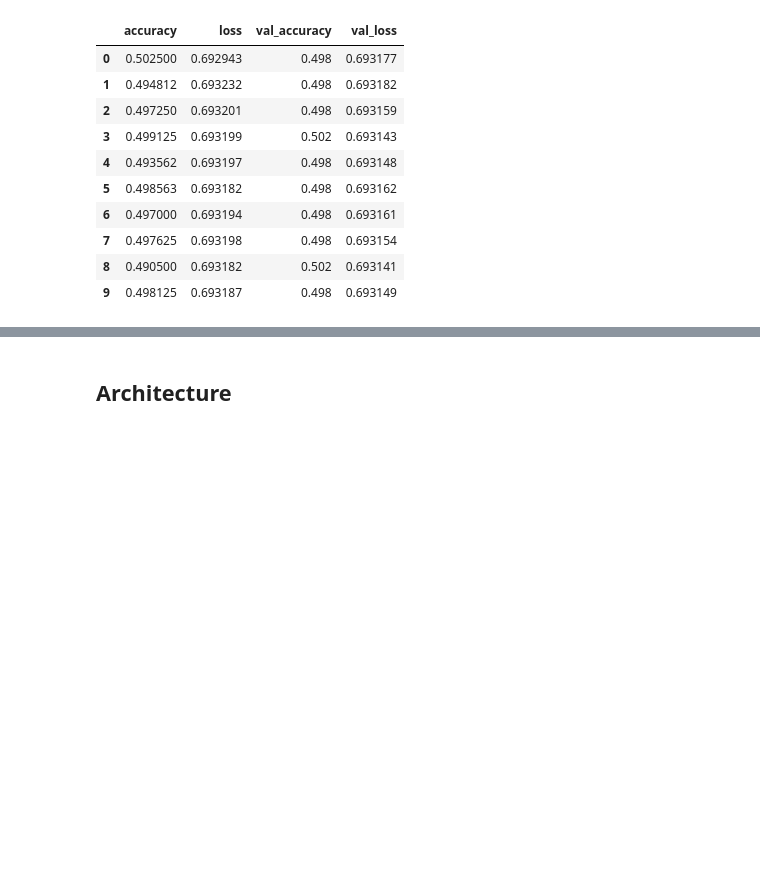
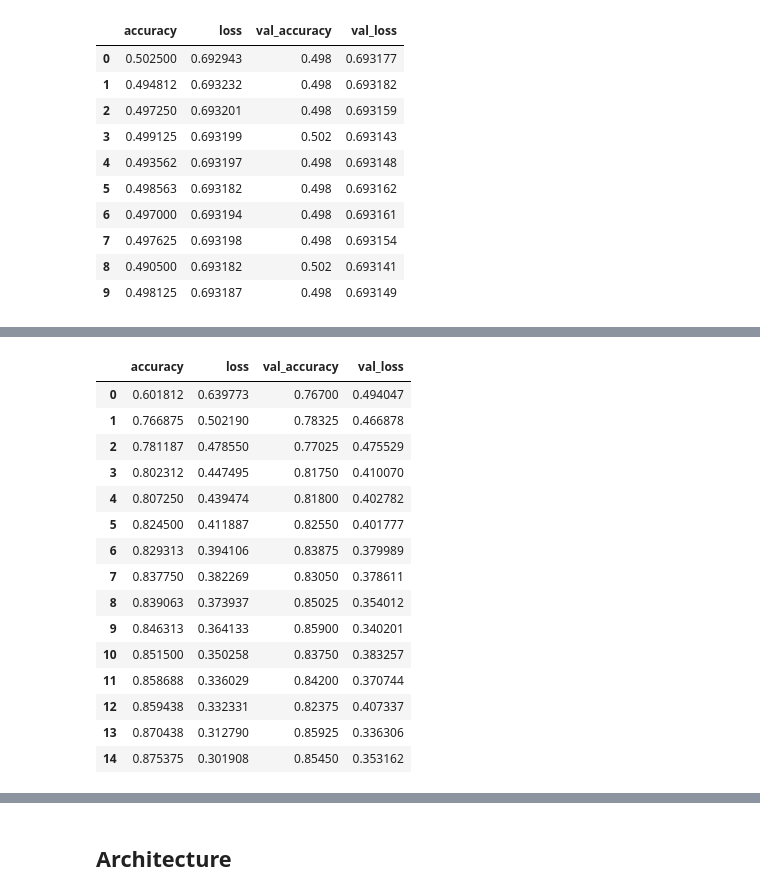
Before and after one commit to FleaBusyBeeBergs/dtsa5511-cnn-cancer-detection, a Jupyter notebook: cnn-cancer-detection.ipynb, the cells around one changed output, grey strips where cells are left out. Drawn from its saved outputs; the diff is of its cells as text; code cells hidden in the pictures; blank space fills up the shorter version.

```diff
--- a/cnn-cancer-detection.ipynb
+++ b/cnn-cancer-detection.ipynb
@@ -568,0 +646,19 @@ history5
+# %%
+history4
+# %% [output]
+|  | accuracy | loss | val_accuracy | val_loss |
+| 0 | 0.601812 | 0.639773 | 0.76700 | 0.494047 |
+| 1 | 0.766875 | 0.502190 | 0.78325 | 0.466878 |
+| 2 | 0.781187 | 0.478550 | 0.77025 | 0.475529 |
+| 3 | 0.802312 | 0.447495 | 0.81750 | 0.410070 |
+| 4 | 0.807250 | 0.439474 | 0.81800 | 0.402782 |
+| 5 | 0.824500 | 0.411887 | 0.82550 | 0.401777 |
+| 6 | 0.829313 | 0.394106 | 0.83875 | 0.379989 |
+| 7 | 0.837750 | 0.382269 | 0.83050 | 0.378611 |
+| 8 | 0.839063 | 0.373937 | 0.85025 | 0.354012 |
+| 9 | 0.846313 | 0.364133 | 0.85900 | 0.340201 |
+| 10 | 0.851500 | 0.350258 | 0.83750 | 0.383257 |
+| 11 | 0.858688 | 0.336029 | 0.84200 | 0.370744 |
+| 12 | 0.859438 | 0.332331 | 0.82375 | 0.407337 |
+| 13 | 0.870438 | 0.312790 | 0.85925 | 0.336306 |
+| 14 | 0.875375 | 0.301908 | 0.85450 | 0.353162 |
```
Also changed, not shown: parts of 13 cells of this notebook.
